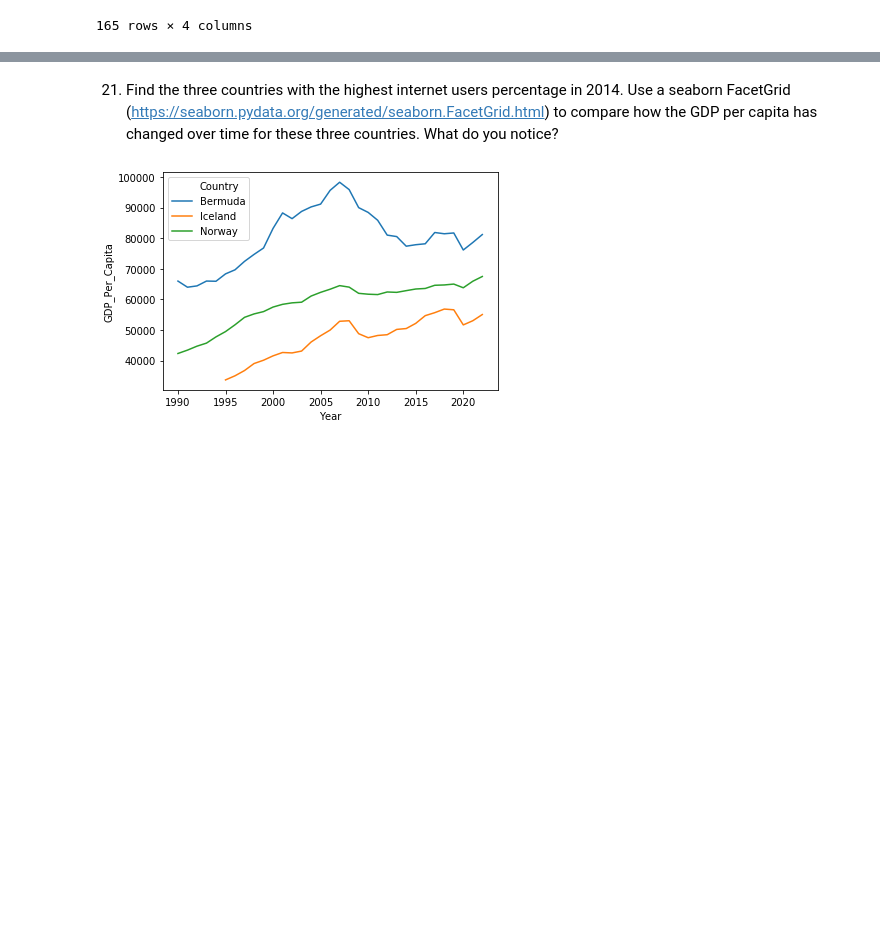
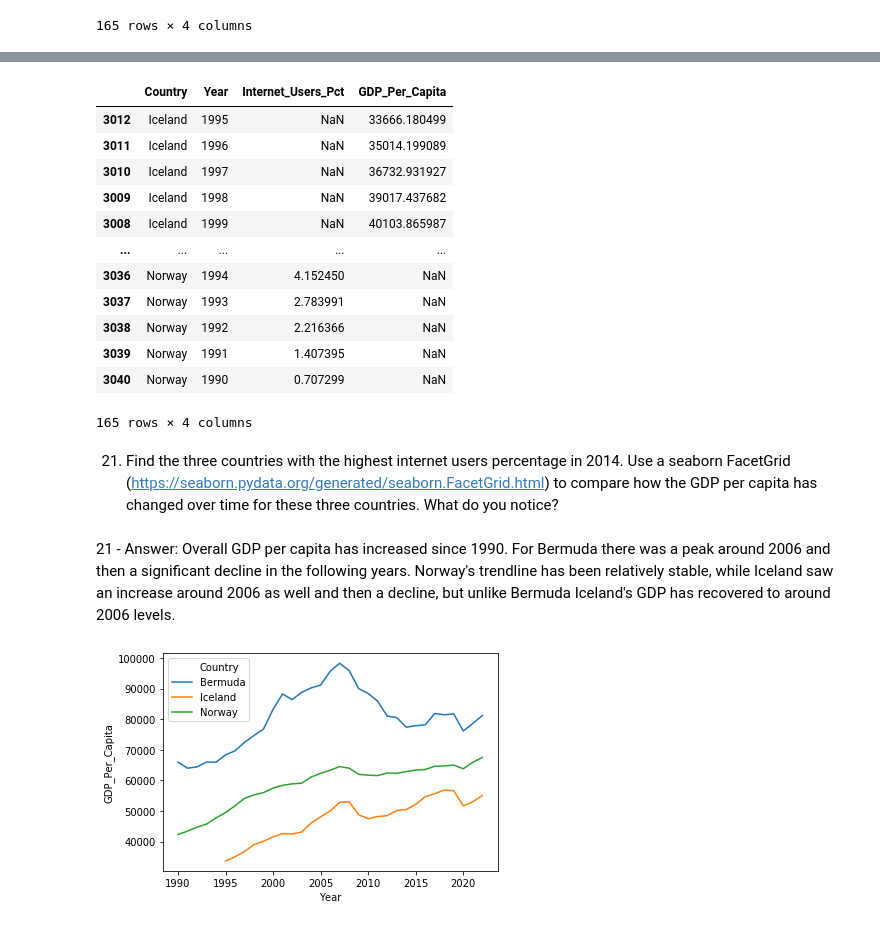
Before and after one commit to NSS-Data-Analytics-Cohort-10/gdp-and-internet-usage-aaron-hollinger, a Jupyter notebook: notebooks/internet_gdp_notebook.ipynb, the cells around one changed output, grey strips where cells are left out. Drawn from its saved outputs; the diff is of its cells as text; code cells hidden in the pictures; blank space fills up the shorter version.

```diff
--- a/notebooks/internet_gdp_notebook.ipynb
+++ b/notebooks/internet_gdp_notebook.ipynb
@@ -567,5 +558,23 @@ three_countries
+# %%
+three_countries.sort_values(by = 'GDP_Per_Capita')
+# %% [output]
+|  | Country | Year | Internet_Users_Pct | GDP_Per_Capita |
+| 3012 | Iceland | 1995 | NaN | 33666.180499 |
+| 3011 | Iceland | 1996 | NaN | 35014.199089 |
+| 3010 | Iceland | 1997 | NaN | 36732.931927 |
+| 3009 | Iceland | 1998 | NaN | 39017.437682 |
+| 3008 | Iceland | 1999 | NaN | 40103.865987 |
+| ... | ... | ... | ... | ... |
+| 3036 | Norway | 1994 | 4.152450 | NaN |
+| 3037 | Norway | 1993 | 2.783991 | NaN |
+| 3038 | Norway | 1992 | 2.216366 | NaN |
+| 3039 | Norway | 1991 | 1.407395 | NaN |
+| 3040 | Norway | 1990 | 0.707299 | NaN |
+165 rows × 4 columns
 # %% [markdown]
 21. Find the three countries with the highest internet users percentage in 2014. Use a seaborn FacetGrid (https://seaborn.pydata.org/generated/seaborn.FacetGrid.html) to compare how the GDP per capita has changed over time for these three countries. What do you notice?
+# %% [markdown]
+21 - Answer: Overall GDP per capita has increased since 1990. For Bermuda there was a peak around 2006 and then a significant decline in the following years. Norway's trendline has been relatively stable, while Iceland saw an increase around 2006 as well and then a decline, but unlike Bermuda Iceland's GDP has recovered to around 2006 levels.
 # %%
 sns.lineplot(x = "Year", y = "GDP_Per_Capita", hue = 'Country', data=three_countries)
 plt.show()
```
Also changed, not shown: parts of 22 cells of this notebook.
